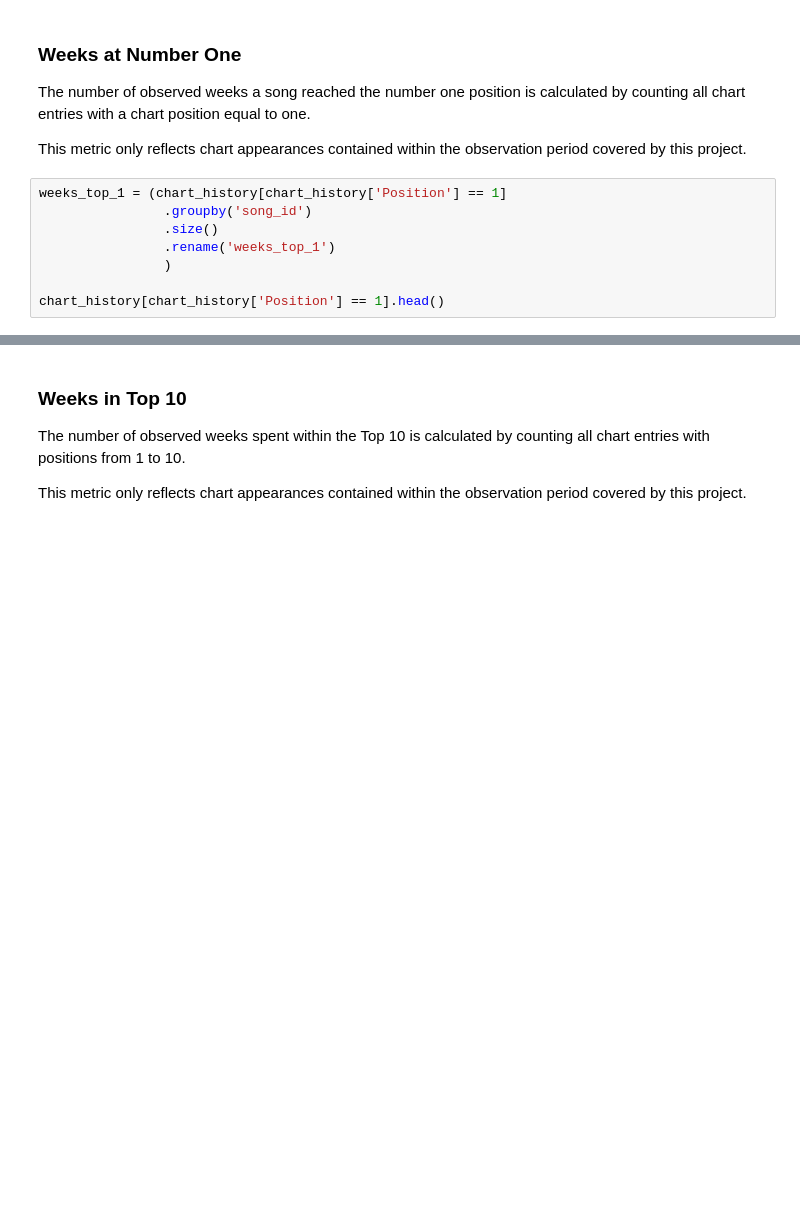
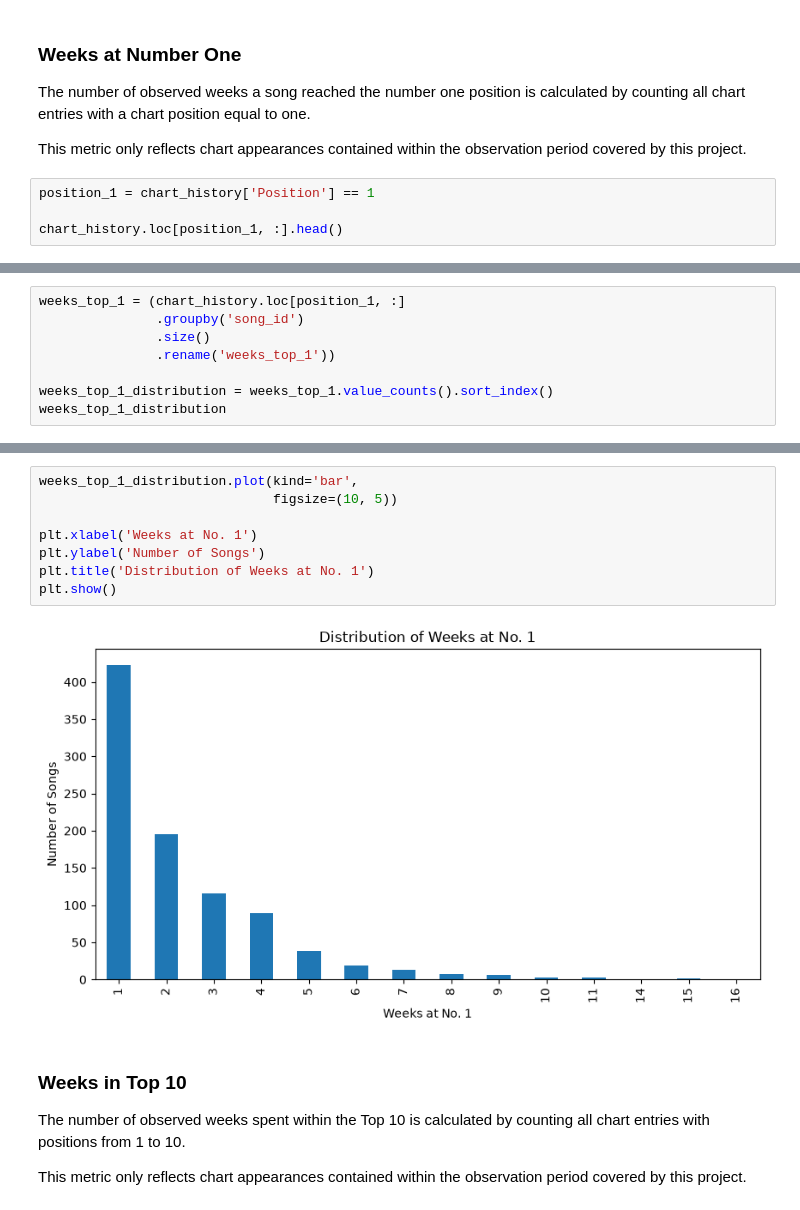
Before and after one commit to Sabrinalyst/what-happened-to-music, a Jupyter notebook: notebooks/03_chart_statistics.ipynb, the cells around one changed output, grey strips where cells are left out. Saved outputs shown, nothing was run; the diff lists cells and outputs as text; blank space fills up the shorter version.

```diff
--- a/notebooks/03_chart_statistics.ipynb
+++ b/notebooks/03_chart_statistics.ipynb
@@ -334,13 +338,9 @@ calculated by counting all chart entries with a chart position equal to one.
 This metric only reflects chart appearances contained within the observation
 period covered by this project.
 # %%
-weeks_top_1 = (chart_history[chart_history['Position'] == 1]
-                .groupby('song_id')
-                .size()
-                .rename('weeks_top_1')
-                )
+position_1 = chart_history['Position'] == 1
 
-chart_history[chart_history['Position'] == 1].head()
+chart_history.loc[position_1, :].head()
 # %% [output]
 |  | song_id | Song | Artist | Position | Last Week | Peak | Weeks on Chart | Week |
 | 0 | 1.0 | SAVE YOUR LOVE | RENEE AND RENATO | 1 | LW:1 | 1 | 11 | 2 January 1983- 8 January 1983 |
@@ -354,0 +351,8 @@ Weeks at Number 1: 2
+# %%
+weeks_top_1 = (chart_history.loc[position_1, :]
+               .groupby('song_id')
+               .size()
+               .rename('weeks_top_1'))
+
+weeks_top_1_distribution = weeks_top_1.value_counts().sort_index()
+weeks_top_1_distribution
@@ -355,3 +376,13 @@ Weeks at Number 1: 2
+# %%
+weeks_top_1_distribution.plot(kind='bar',
+                              figsize=(10, 5))
+
+plt.xlabel('Weeks at No. 1')
+plt.ylabel('Number of Songs')
+plt.title('Distribution of Weeks at No. 1')
+plt.show()
+# %% [output]
+[figure, added]
 # %% [markdown]
 ### Weeks in Top 10
 
```
Also changed, not shown: parts of 28 cells of this notebook, 1 other file.
